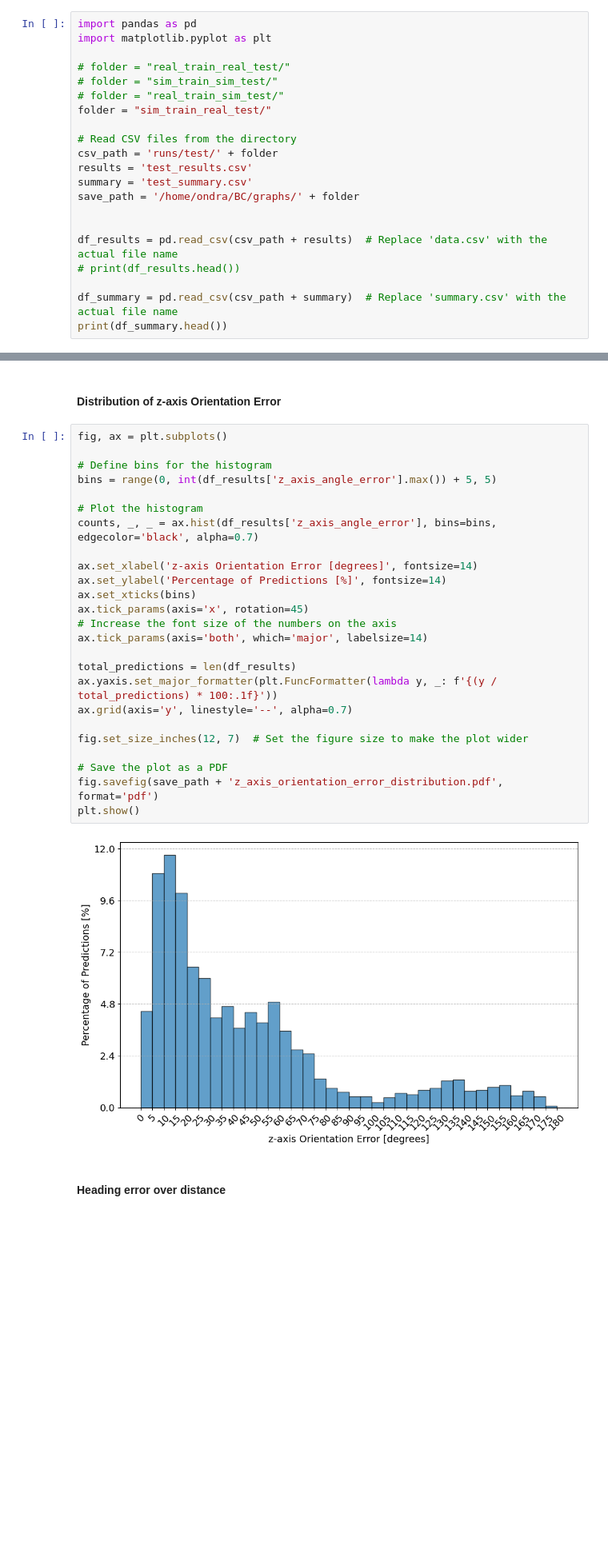
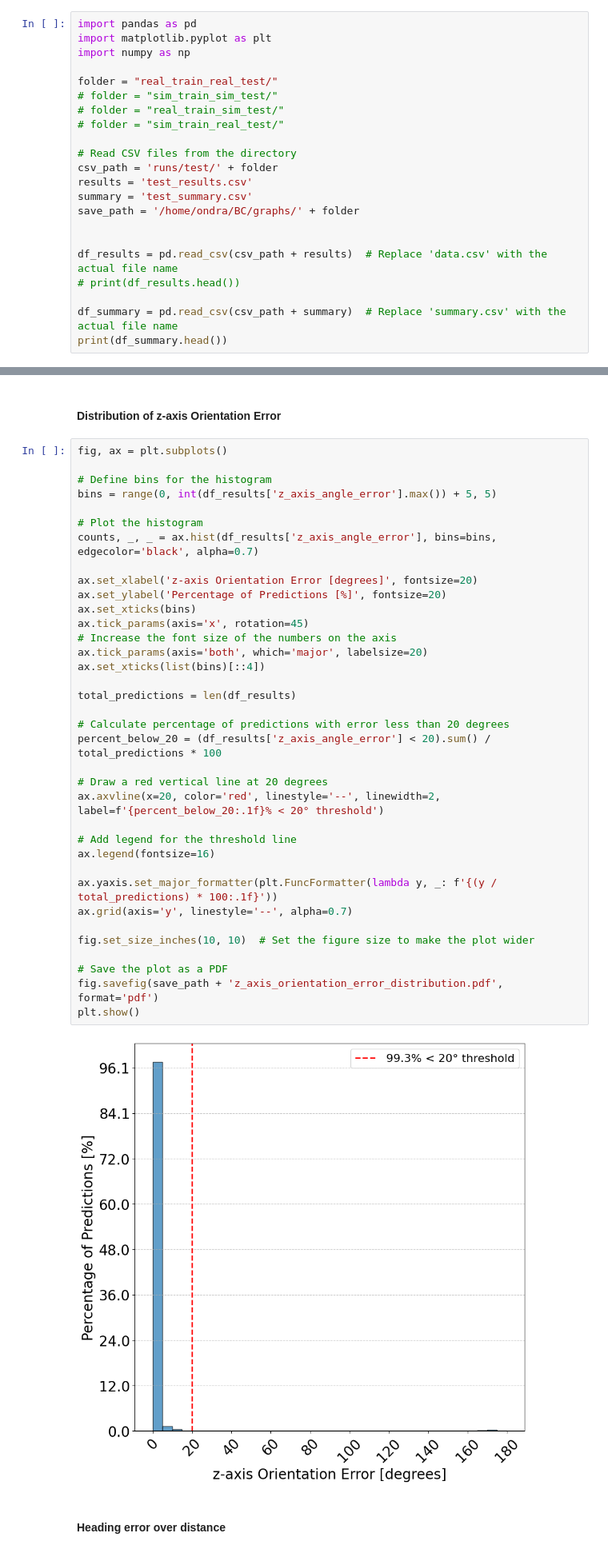
Before and after one commit to vitaondr/YOLOv5-6D-Pose-fork, a Jupyter notebook: plots.ipynb, the cells around one changed output, grey strips where cells are left out. Shown at 80% size. Saved outputs shown, nothing was run; the diff lists cells and outputs as text; blank space fills up the shorter version.

```diff
--- a/plots.ipynb
+++ b/plots.ipynb
@@ -65,11 +65,12 @@ plt.show()
 # %%
 import pandas as pd
 import matplotlib.pyplot as plt
+import numpy as np
 
-# folder = "real_train_real_test/"
+folder = "real_train_real_test/"
 # folder = "sim_train_sim_test/"
 # folder = "real_train_sim_test/"
-folder = "sim_train_real_test/"
+# folder = "sim_train_real_test/"
 
 # Read CSV files from the directory
 csv_path = 'runs/test/' + folder
@@ -314,30 +315,41 @@ plt.show()
 # %%
 fig, ax = plt.subplots()
 
 # Define bins for the histogram
 bins = range(0, int(df_results['z_axis_angle_error'].max()) + 5, 5)
 
 # Plot the histogram
 counts, _, _ = ax.hist(df_results['z_axis_angle_error'], bins=bins, edgecolor='black', alpha=0.7)
 
-ax.set_xlabel('z-axis Orientation Error [degrees]', fontsize=14)
-ax.set_ylabel('Percentage of Predictions [%]', fontsize=14)
+ax.set_xlabel('z-axis Orientation Error [degrees]', fontsize=20)
+ax.set_ylabel('Percentage of Predictions [%]', fontsize=20)
 ax.set_xticks(bins)
 ax.tick_params(axis='x', rotation=45)
 # Increase the font size of the numbers on the axis
-ax.tick_params(axis='both', which='major', labelsize=14)
+ax.tick_params(axis='both', which='major', labelsize=20)
+ax.set_xticks(list(bins)[::4])
 
 total_predictions = len(df_results)
+
+# Calculate percentage of predictions with error less than 20 degrees
+percent_below_20 = (df_results['z_axis_angle_error'] < 20).sum() / total_predictions * 100
+
+# Draw a red vertical line at 20 degrees
+ax.axvline(x=20, color='red', linestyle='--', linewidth=2, label=f'{percent_below_20:.1f}% < 20° threshold')
+
+# Add legend for the threshold line
+ax.legend(fontsize=16)
+
 ax.yaxis.set_major_formatter(plt.FuncFormatter(lambda y, _: f'{(y / total_predictions) * 100:.1f}'))
 ax.grid(axis='y', linestyle='--', alpha=0.7)
 
-fig.set_size_inches(12, 7)  # Set the figure size to make the plot wider
+fig.set_size_inches(10, 10)  # Set the figure size to make the plot wider
 
 # Save the plot as a PDF
 fig.savefig(save_path + 'z_axis_orientation_error_distribution.pdf', format='pdf')
 plt.show()
 # %% [output]
-[figure, old version]
+[figure, new version]
 # %% [markdown]
 #### Heading error over distance
 # %%
```
Also changed, not shown: parts of 1 cell of this notebook, 4 other files.
